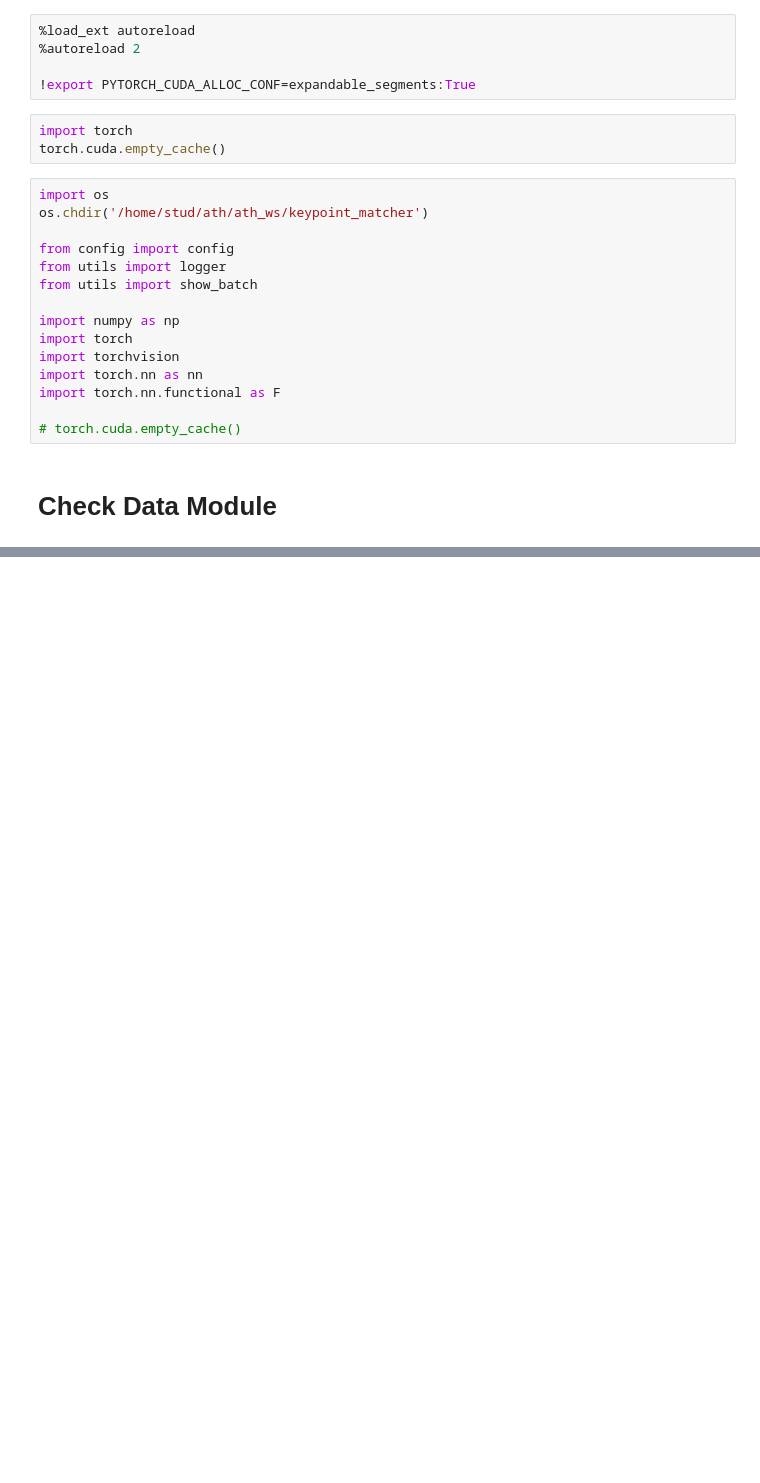
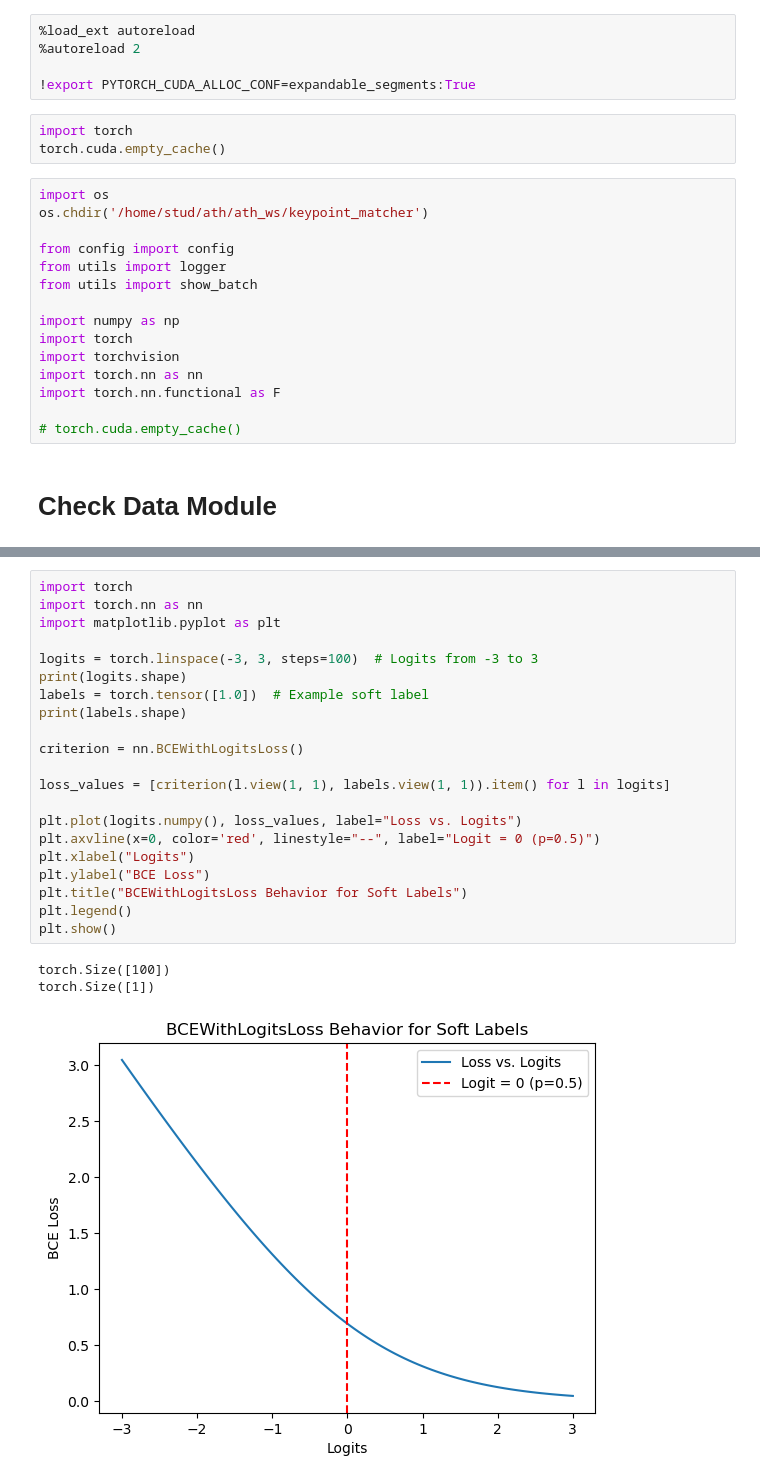
Before and after one commit to pranav-ap/keypoint_matcher, a Jupyter notebook: notebooks/explore_missing.ipynb, the cells around one changed output, grey strips where cells are left out. Saved outputs shown, nothing was run; the diff lists cells and outputs as text; blank space fills up the shorter version.

```diff
--- a/notebooks/explore_missing.ipynb
+++ b/notebooks/explore_missing.ipynb
@@ -87,0 +157,25 @@ tensor([[43., 67.],
+# %%
+import torch
+import torch.nn as nn
+import matplotlib.pyplot as plt
+
+logits = torch.linspace(-3, 3, steps=100)  # Logits from -3 to 3
+print(logits.shape)
+labels = torch.tensor([1.0])  # Example soft label
+print(labels.shape)
+
+criterion = nn.BCEWithLogitsLoss()
+
+loss_values = [criterion(l.view(1, 1), labels.view(1, 1)).item() for l in logits]
+
+plt.plot(logits.numpy(), loss_values, label="Loss vs. Logits")
+plt.axvline(x=0, color='red', linestyle="--", label="Logit = 0 (p=0.5)")
+plt.xlabel("Logits")
+plt.ylabel("BCE Loss")
+plt.title("BCEWithLogitsLoss Behavior for Soft Labels")
+plt.legend()
+plt.show()
+# %% [output]
+torch.Size([100])
+torch.Size([1])
+[figure, added]
```
Also changed, not shown: parts of 6 cells of this notebook, 6 other files.
